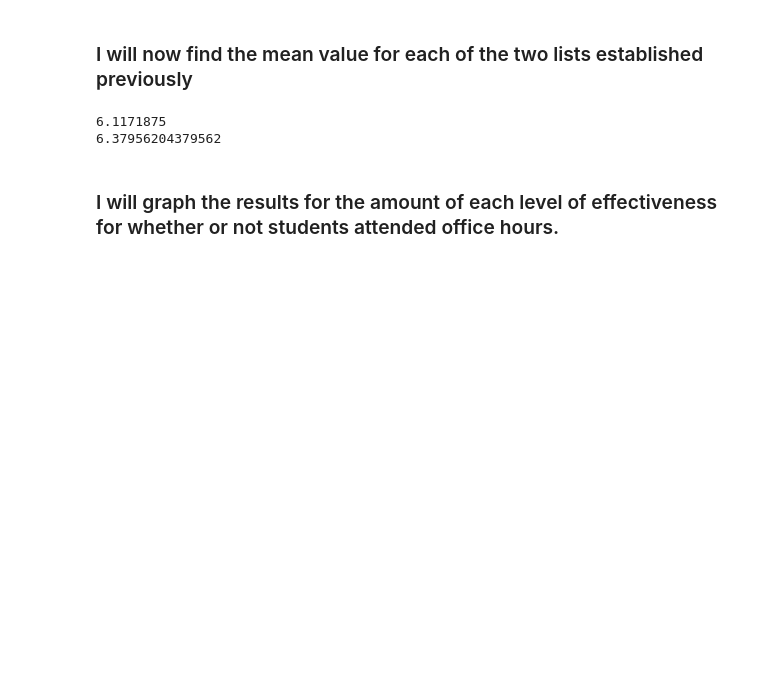
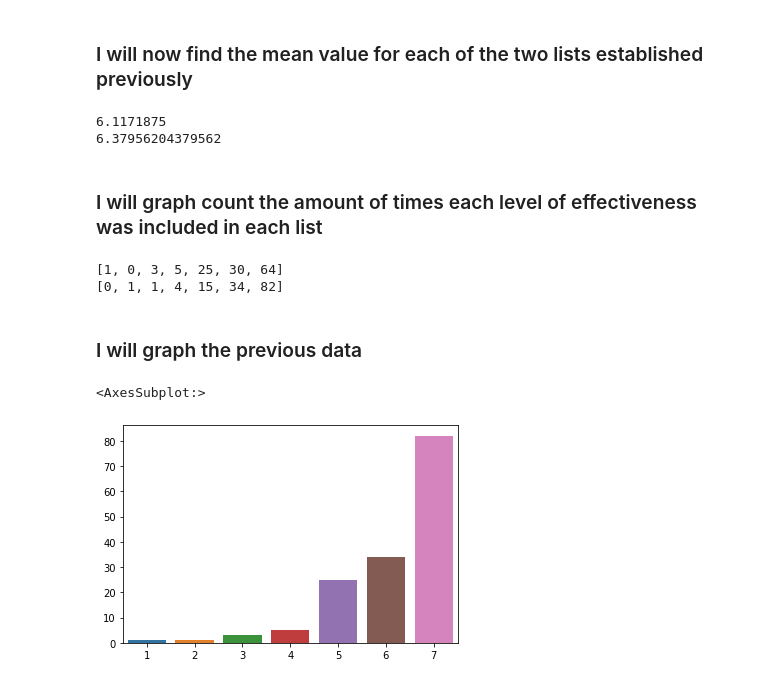
Before and after one commit to LucyBaptist/comp110-21s-workspace, a Jupyter notebook: projects/pj01/analysis.ipynb, the cells around one changed output. Drawn from its saved outputs; the diff is of its cells as text; code cells hidden in the pictures; blank space fills up the shorter version.

```diff
--- a/projects/pj01/analysis.ipynb
+++ b/projects/pj01/analysis.ipynb
@@ -107,4 +107,36 @@ print(mean_f)
 6.1171875
 6.37956204379562
 # %% [markdown]
-### I will graph the results for the amount of each level of effectiveness for whether or not students attended office hours.
+### I will graph count the amount of times each level of effectiveness was included in each list
+# %%
+oh_t_count: list[int] = []
+oh_t_count.append(effective_oh_t.count(1))
+oh_t_count.append(effective_oh_t.count(2))
+oh_t_count.append(effective_oh_t.count(3))
+oh_t_count.append(effective_oh_t.count(4))
+oh_t_count.append(effective_oh_t.count(5))
+oh_t_count.append(effective_oh_t.count(6))
+oh_t_count.append(effective_oh_t.count(7))
+
+oh_f_count: list[int] = []
+oh_f_count.append(effective_oh_f.count(1))
+oh_f_count.append(effective_oh_f.count(2))
+oh_f_count.append(effective_oh_f.count(3))
+oh_f_count.append(effective_oh_f.count(4))
+oh_f_count.append(effective_oh_f.count(5))
+oh_f_count.append(effective_oh_f.count(6))
+oh_f_count.append(effective_oh_f.count(7))
+
+print(oh_t_count)
+print(oh_f_count)
+# %% [output]
+[1, 0, 3, 5, 25, 30, 64]
+[0, 1, 1, 4, 15, 34, 82]
+# %% [markdown]
+### I will graph the previous data
+# %%
+import seaborn
+seaborn.barplot(x=[1, 2, 3, 4, 5, 6, 7], y=oh_t_count)
+# %% [output]
+<AxesSubplot:>
+[figure, added]
```
Also changed, not shown: parts of 1 cell of this notebook.
